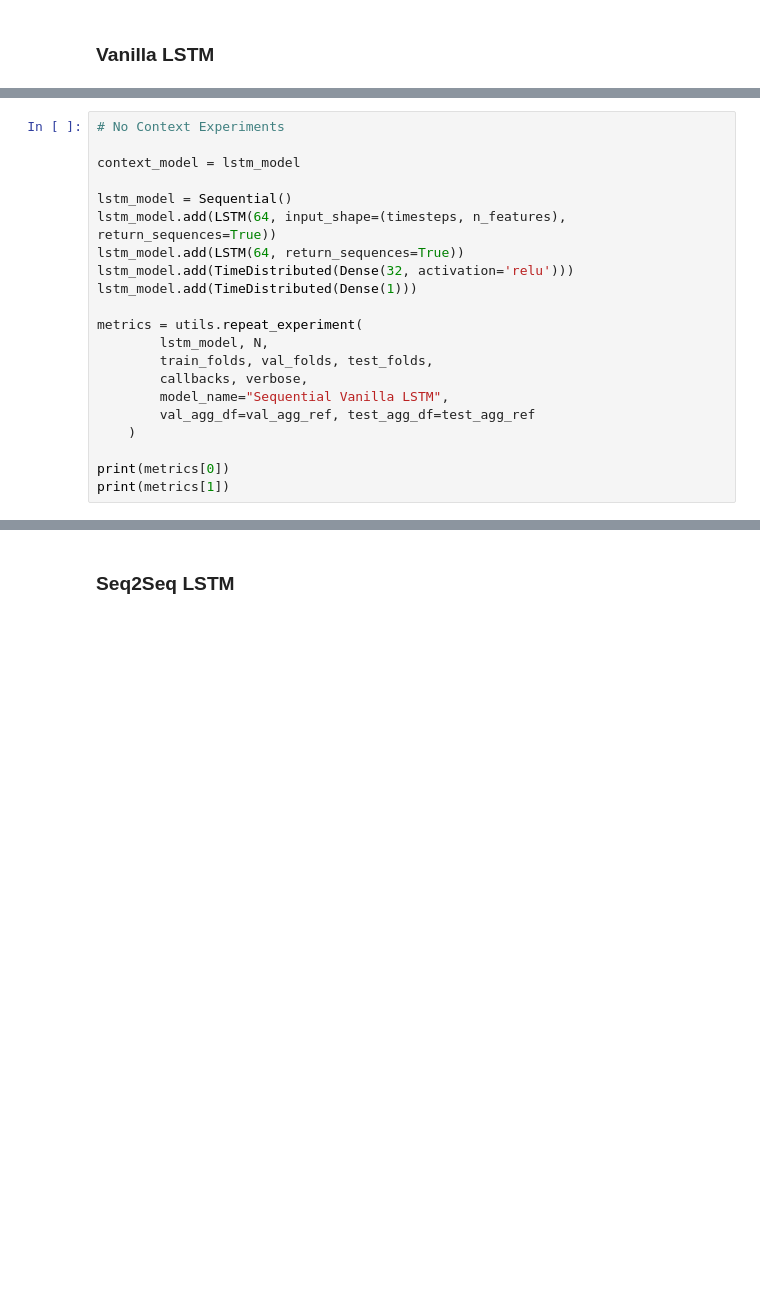
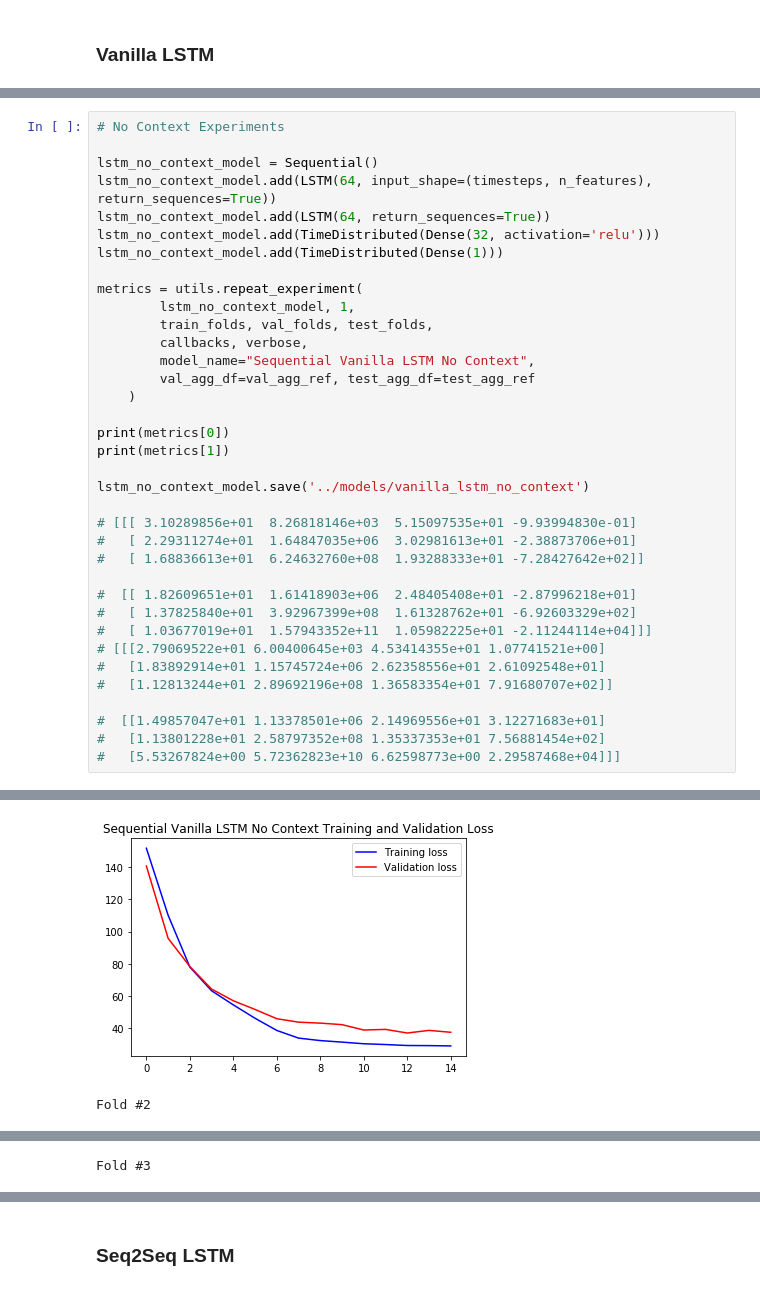
Before and after one commit to Urban-Informatics-Lab/dues-extension, a Jupyter notebook: ml/Experiments.ipynb, the cells around one changed output, grey strips where cells are left out. Cells and saved outputs as stored; diff of their text form; blank space fills up the shorter version.

```diff
--- a/ml/Experiments.ipynb
+++ b/ml/Experiments.ipynb
@@ -362,21 +374,37 @@ for idx, fold in enumerate(folds):
-# %%
-# No Context Experiments
-
-context_model = lstm_model
-
-lstm_model = Sequential()
-lstm_model.add(LSTM(64, input_shape=(timesteps, n_features), return_sequences=True))
-lstm_model.add(LSTM(64, return_sequences=True))
-lstm_model.add(TimeDistributed(Dense(32, activation='relu')))
-lstm_model.add(TimeDistributed(Dense(1)))
-
-metrics = utils.repeat_experiment(
-        lstm_model, N,
-        train_folds, val_folds, test_folds,
-        callbacks, verbose,
-        model_name="Sequential Vanilla LSTM",
-        val_agg_df=val_agg_ref, test_agg_df=test_agg_ref
-    )
-
-print(metrics[0])
-print(metrics[1])
+# %%
+# No Context Experiments
+
+lstm_no_context_model = Sequential()
+lstm_no_context_model.add(LSTM(64, input_shape=(timesteps, n_features), return_sequences=True))
+lstm_no_context_model.add(LSTM(64, return_sequences=True))
+lstm_no_context_model.add(TimeDistributed(Dense(32, activation='relu')))
+lstm_no_context_model.add(TimeDistributed(Dense(1)))
+
+metrics = utils.repeat_experiment(
+        lstm_no_context_model, 1,
+        train_folds, val_folds, test_folds,
+        callbacks, verbose,
+        model_name="Sequential Vanilla LSTM No Context",
+        val_agg_df=val_agg_ref, test_agg_df=test_agg_ref
+    )
+
+print(metrics[0])
+print(metrics[1])
+
+lstm_no_context_model.save('../models/vanilla_lstm_no_context')
+
+# [[[ 3.10289856e+01  8.26818146e+03  5.15097535e+01 -9.93994830e-01]
+#   [ 2.29311274e+01  1.64847035e+06  3.02981613e+01 -2.38873706e+01]
+#   [ 1.68836613e+01  6.24632760e+08  1.93288333e+01 -7.28427642e+02]]
+
+#  [[ 1.82609651e+01  1.61418903e+06  2.48405408e+01 -2.87996218e+01]
+#   [ 1.37825840e+01  3.92967399e+08  1.61328762e+01 -6.92603329e+02]
+#   [ 1.03677019e+01  1.57943352e+11  1.05982225e+01 -2.11244114e+04]]]
+# [[[2.79069522e+01 6.00400645e+03 4.53414355e+01 1.07741521e+00]
+#   [1.83892914e+01 1.15745724e+06 2.62358556e+01 2.61092548e+01]
+#   [1.12813244e+01 2.89692196e+08 1.36583354e+01 7.91680707e+02]]
+
+#  [[1.49857047e+01 1.13378501e+06 2.14969556e+01 3.12271683e+01]
+#   [1.13801228e+01 2.58797352e+08 1.35337353e+01 7.56881454e+02]
+#   [5.53267824e+00 5.72362823e+10 6.62598773e+00 2.29587468e+04]]]
+# %% [output]
@@ -382,0 +430,2 @@ print(metrics[1])
+[figure, added]
+Fold #2
@@ -382,0 +433 @@ print(metrics[1])
+Fold #3
```
Also changed, not shown: parts of 13 cells of this notebook, 14 other files.
